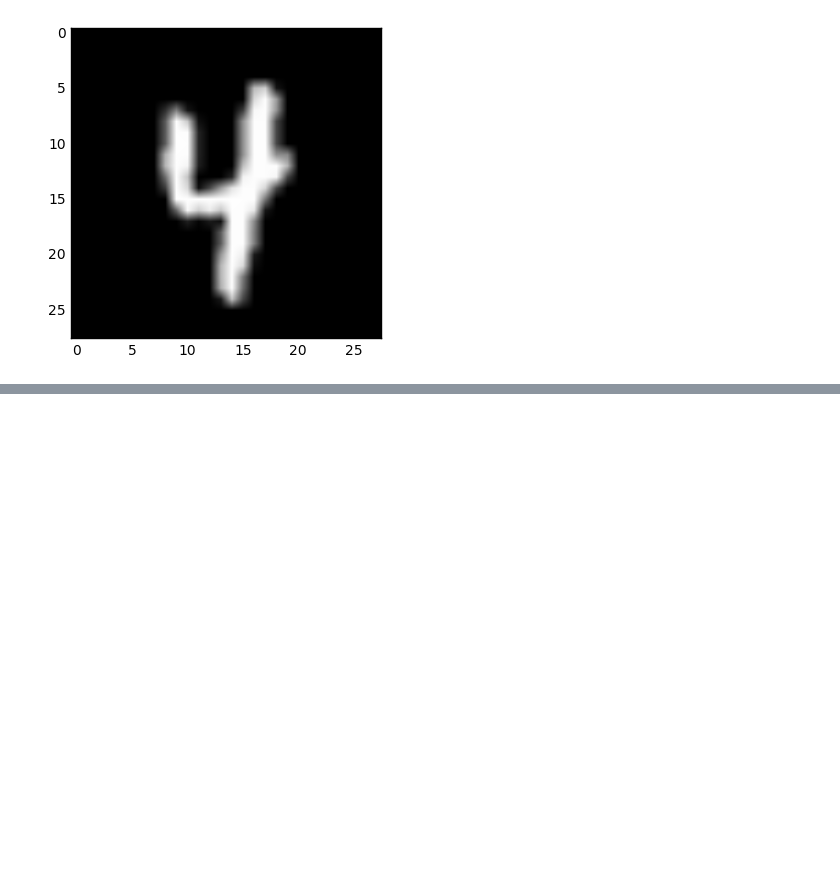
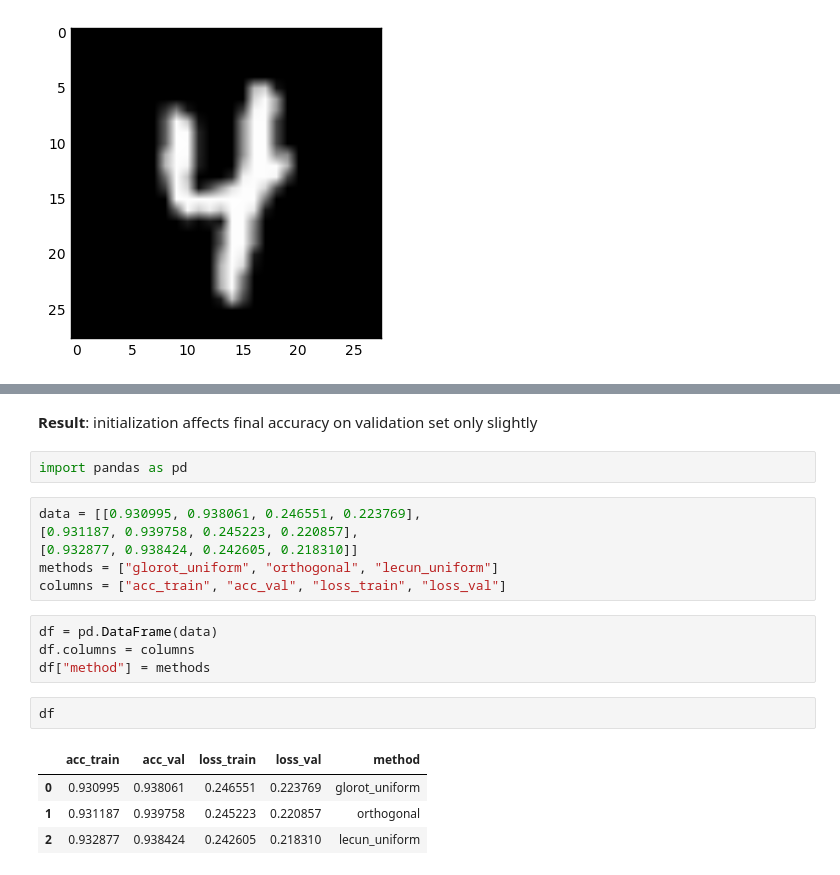
Before and after one commit to etoestja/inf, a Jupyter notebook: mipt/s8/ML/1/run.ipynb, the cells around one changed output, grey strips where cells are left out. Saved outputs shown, nothing was run; the diff lists cells and outputs as text; blank space fills up the shorter version.

```diff
--- a/mipt/s8/ML/1/run.ipynb
+++ b/mipt/s8/ML/1/run.ipynb
@@ -514,0 +527,21 @@ Final epoch: accuracy 0.932877 (train) / 0.938424 (val). Loss: 0.242598 (train)
+# %% [markdown]
+__Result__: initialization affects final accuracy on validation set only slightly
+# %%
+import pandas as pd
+# %%
+data = [[0.930995, 0.938061, 0.246551, 0.223769],
+[0.931187, 0.939758, 0.245223, 0.220857],
+[0.932877, 0.938424, 0.242605, 0.218310]]
+methods = ["glorot_uniform", "orthogonal", "lecun_uniform"]
+columns = ["acc_train", "acc_val", "loss_train", "loss_val"]
+# %%
+df = pd.DataFrame(data)
+df.columns = columns
+df["method"] = methods
+# %%
+df
+# %% [output]
+|  | acc_train | acc_val | loss_train | loss_val | method |
+| 0 | 0.930995 | 0.938061 | 0.246551 | 0.223769 | glorot_uniform |
+| 1 | 0.931187 | 0.939758 | 0.245223 | 0.220857 | orthogonal |
+| 2 | 0.932877 | 0.938424 | 0.242605 | 0.218310 | lecun_uniform |
```
Also changed, not shown: parts of 15 cells of this notebook, 1 other file.
